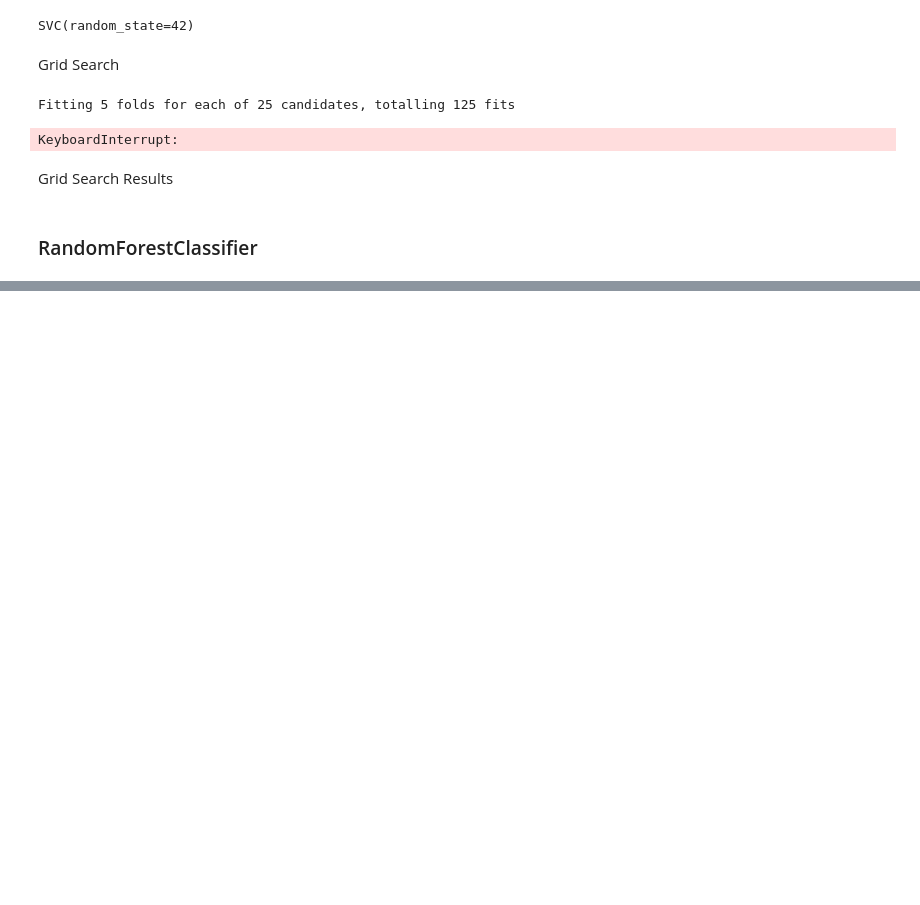
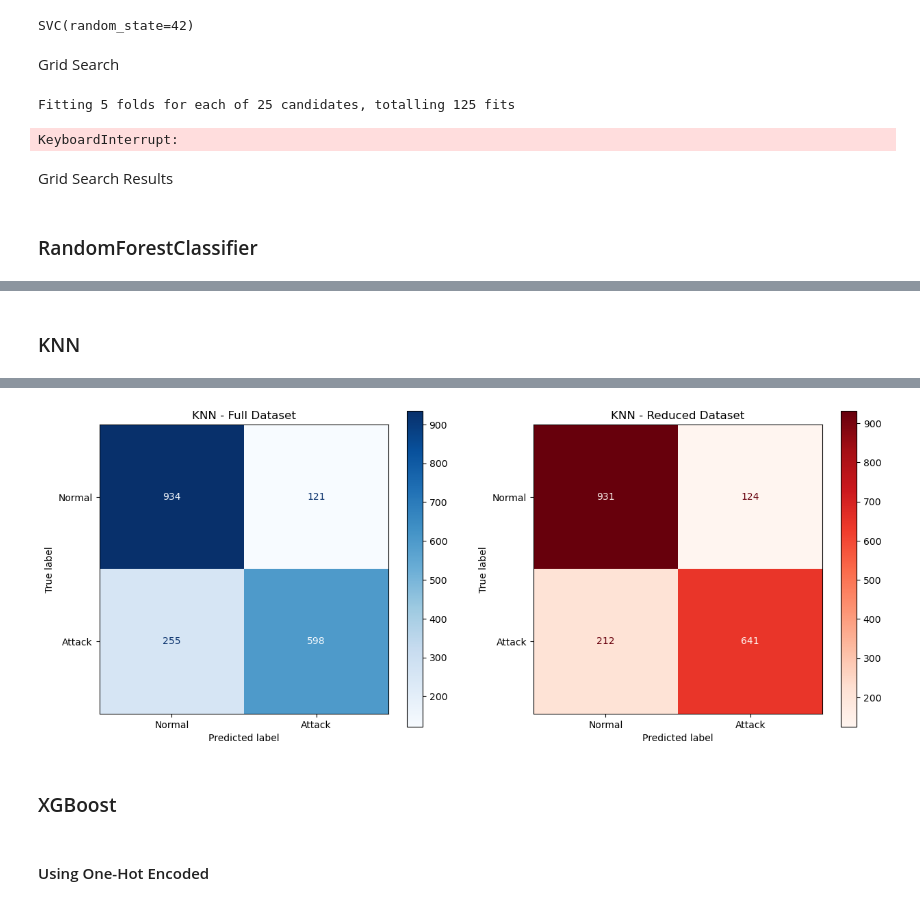
Before and after one commit to mangoshaker/Cybersecurity-Intrusion-Detection, a Jupyter notebook: Prediction.ipynb, the cells around one changed output, grey strips where cells are left out. Cells and saved outputs as stored; diff of their text form; code cells hidden in the pictures; blank space fills up the shorter version.

```diff
--- a/Prediction.ipynb
+++ b/Prediction.ipynb
@@ -358,0 +1026,8 @@ sjkqjoq
+# %%
+label_encoders = {}
+for col in data.select_dtypes(include=['object']).columns:
+    le = LabelEncoder()
+    data[col] = le.fit_transform(data[col])
+    label_encoders[col] = le
+
+data.drop_duplicates(inplace=True)
@@ -358,0 +1472,62 @@ sjkqjoq
+# %% [markdown]
+### KNN
+# %%
+#KNN
+from sklearn.neighbors import KNeighborsClassifier
+
+# HyperParameters Grid
+param_grid_knn = {
+    'classifier__n_neighbors': [3, 5, 7, 9, 11],
+    'classifier__weights': ['uniform', 'distance'],
+    'classifier__metric': ['euclidean', 'manhattan']
+}
+
+#Full dataSet
+pipeline_knn_full = Pipeline([
+    ('preprocessor', preprocessor),
+    ('classifier', KNeighborsClassifier())
+])
+
+grid_search_knn_full = GridSearchCV(pipeline_knn_full, param_grid_knn, cv=5, scoring='recall', n_jobs=-1)
+grid_search_knn_full.fit(X_train, y_train)
+
+best_model_knn_full = grid_search_knn_full.best_estimator_
+y_pred_full = best_model_knn_full.predict(X_test)
+y_proba_full = best_model_knn_full.predict_proba(X_test)[:, 1]
+
+
+#Reduced dataset
+pipeline_knn_reduced = Pipeline([
+    ('preprocessor', preprocessor_reduced),
+    ('classifier', KNeighborsClassifier())
+])
+
+grid_search_knn_reduced = GridSearchCV(pipeline_knn_reduced, param_grid_knn, cv=5, scoring='recall', n_jobs=-1)
+grid_search_knn_reduced.fit(X_train_reduced, y_train_reduced)
+
+best_model_knn_reduced = grid_search_knn_reduced.best_estimator_
+y_pred_reduced = best_model_knn_reduced.predict(X_test_reduced)
+y_proba_reduced = best_model_knn_reduced.predict_proba(X_test_reduced)[:, 1]
+
+# Results
+print(f"\nBest Parameters (Full): {grid_search_knn_full.best_params_}")
+print("RAPPORT CLASSIFICATION (KNN FULL):")
+print(classification_report(y_test, y_pred_full, target_names=['Normal', 'Attack']))
+print(f"AUC-ROC Score : {roc_auc_score(y_test, y_proba_full):.4f}")
+
+print(f"\nBest Parameters (Reduced): {grid_search_knn_reduced.best_params_}")
+print("RAPPORT CLASSIFICATION (KNN REDUCED):")
+print(classification_report(y_test_reduced, y_pred_reduced, target_names=['Normal', 'Attack']))
+print(f"AUC-ROC Score : {roc_auc_score(y_test_reduced, y_proba_reduced):.4f}")
+
+# Matrices de Confusion
+fig, axes = plt.subplots(1, 2, figsize=(15, 6))
+
+ConfusionMatrixDisplay.from_predictions(y_test, y_pred_full, display_labels=['Normal', 'Attack'], cmap='Blues', ax=axes[0])
+axes[0].set_title("KNN - Full Dataset")
+
+ConfusionMatrixDisplay.from_predictions(y_test_reduced, y_pred_reduced, display_labels=['Normal', 'Attack'], cmap='Reds', ax=axes[1])
+axes[1].set_title("KNN - Reduced Dataset")
+
+plt.show()
+# %% [output]
@@ -358,0 +1551,5 @@ sjkqjoq
+[figure, added]
+# %% [markdown]
+### XGBoost
+# %% [markdown]
+#### Using One-Hot Encoded
```
Also changed, not shown: parts of 72 cells of this notebook.
